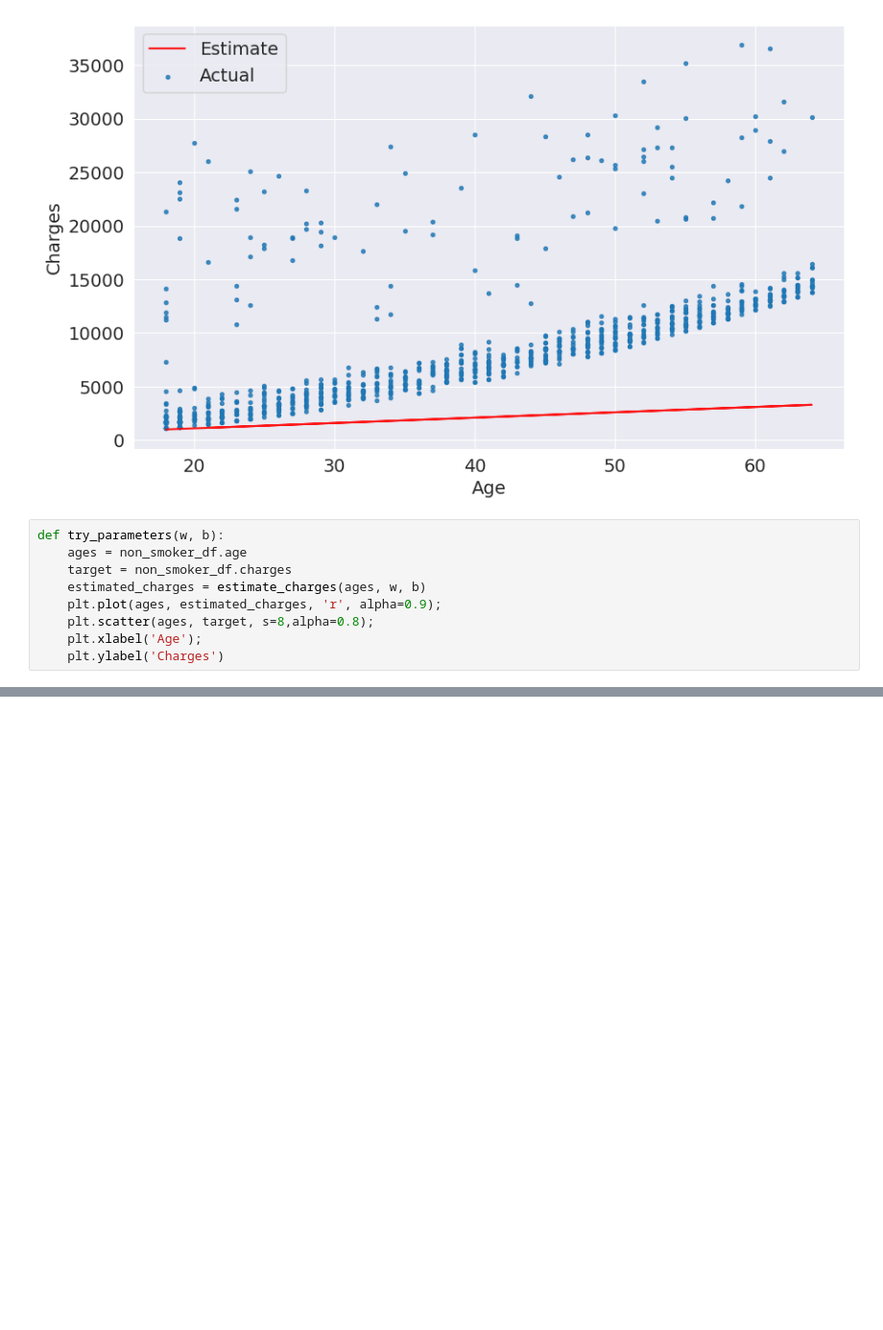
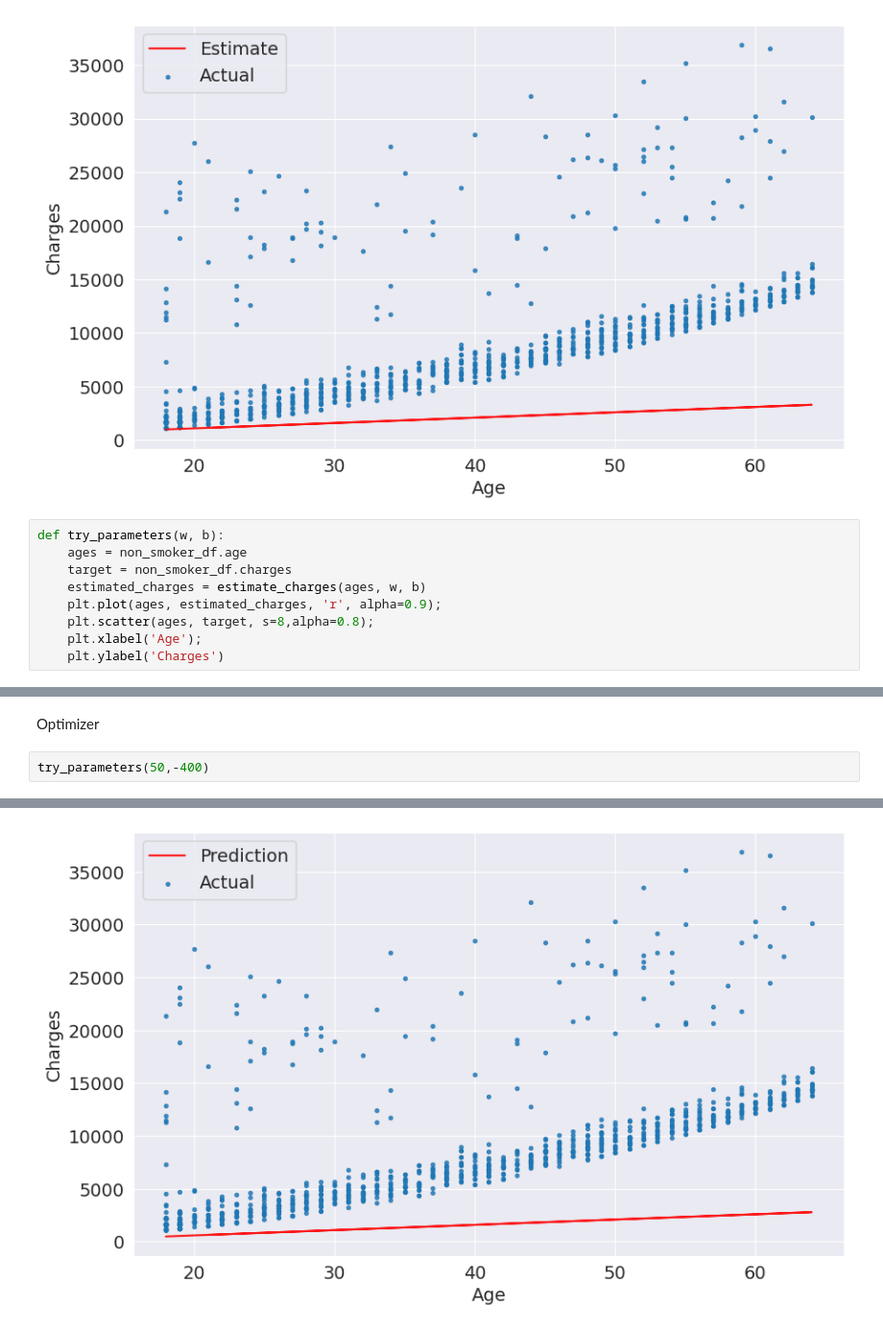
Before and after one commit to RapaDewan/Machine-Learning, a Jupyter notebook: FCC18/FCC18.ipynb, the cells around one changed output, grey strips where cells are left out. Shown at 96% size. Drawn from its saved outputs; the diff is of its cells as text; blank space fills up the shorter version.

```diff
--- a/FCC18/FCC18.ipynb
+++ b/FCC18/FCC18.ipynb
@@ -242,0 +318,5 @@ TypeError: 'Series' object is not callable
+# %% [markdown]
+Optimizer
+# %%
+try_parameters(50,-400)
+# %% [output]
@@ -242,0 +324 @@ TypeError: 'Series' object is not callable
+[figure, added]
```
Also changed, not shown: parts of 23 cells of this notebook.
